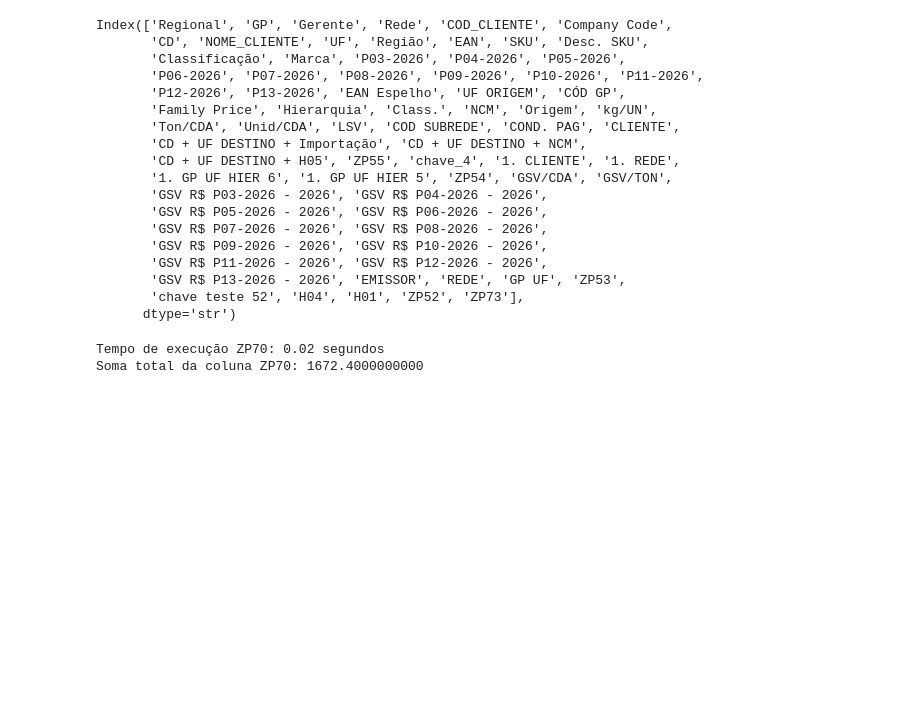
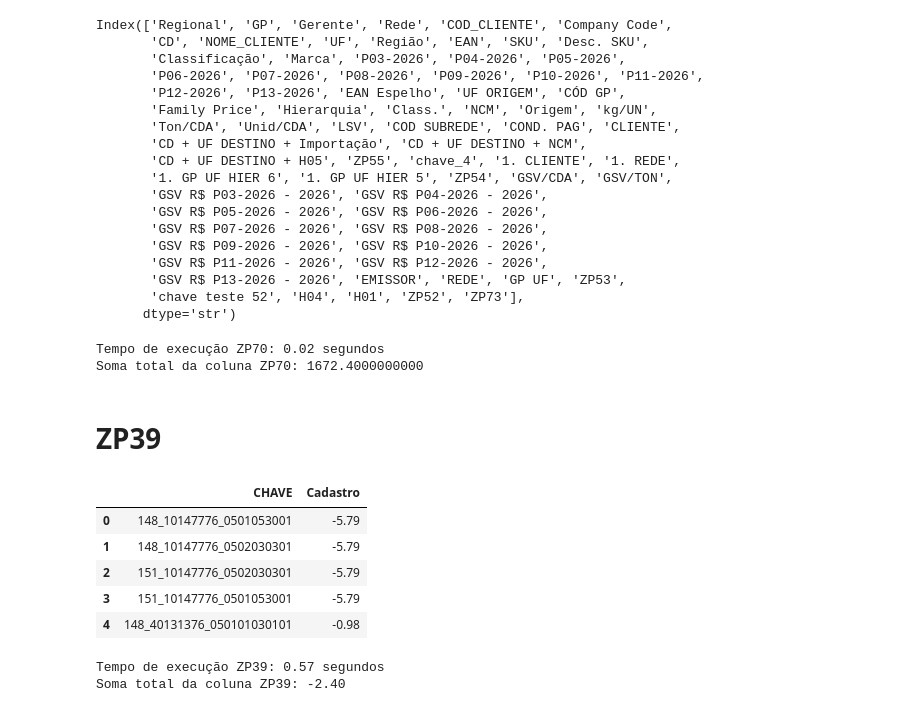
Before and after one commit to mxmluccamars/srm_valoracao, a Jupyter notebook: scripts/main.ipynb, the cells around one changed output. Drawn from its saved outputs; the diff is of its cells as text; code cells hidden in the pictures; blank space fills up the shorter version.

```diff
--- a/scripts/main.ipynb
+++ b/scripts/main.ipynb
@@ -904,3 +904,52 @@ print(f"Soma total da coluna ZP70: {df_ciclo_n13['ZP70'].sum():.4f}")
 # %% [output]
 Tempo de execução ZP70: 0.02 segundos
 Soma total da coluna ZP70: 1672.4000000000
+# %% [markdown]
+# ZP39
+# %%
+# ZP 39
+tipos_colunas = {'CHAVE' : str, 'Cadastro': float}
+
+colunas = ['CHAVE', 'Cadastro']
+
+df_zp39 = pd.read_excel('../data/Arquivos/ZP39.xlsx',
+                        header=1,
+                        usecols=colunas,
+                        dtype=tipos_colunas,
+                        engine='calamine')
+
+df_zp39['Cadastro'] = df_zp39['Cadastro'].round(2)
+
+df_zp39.head()
+# %% [output]
+|  | CHAVE | Cadastro |
+| 0 | 148_10147776_0501053001 | -5.79 |
+| 1 | 148_10147776_0502030301 | -5.79 |
+| 2 | 151_10147776_0502030301 | -5.79 |
+| 3 | 151_10147776_0501053001 | -5.79 |
+| 4 | 148_40131376_050101030101 | -0.98 |
+# %%
+inicio_zp39 = time.time()
+
+dic_zp39 = df_zp39.set_index('CHAVE')['Cadastro'].to_dict()
+
+# Chaves de Busca
+chave_1 = df_ciclo_n13['Company Code'].astype(str) + '_' + df_ciclo_n13['COD_CLIENTE'].astype(str) + '_' + df_ciclo_n13['Hierarquia'].astype(str).str[:10]
+
+# Seleção da melhor opção
+df_ciclo_n13['ZP39'] = ((chave_1.map(dic_zp39) / 100).round(2)
+                        .fillna(0)
+                        )
+
+
+# Arredondamento
+df_ciclo_n13['ZP39'] = df_ciclo_n13['ZP39'].round(4)
+
+fim_zp39 = time.time()
+tempo_zp39 = fim_zp39 - inicio_zp39
+print(f'Tempo de execução ZP39: {tempo_zp39:.2f} segundos')
+
+print(f"Soma total da coluna ZP39: {df_ciclo_n13['ZP39'].sum():.4f}")
+# %% [output]
+Tempo de execução ZP39: 0.57 segundos
+Soma total da coluna ZP39: -2.40
```
Also changed, not shown: parts of 2 cells of this notebook.
